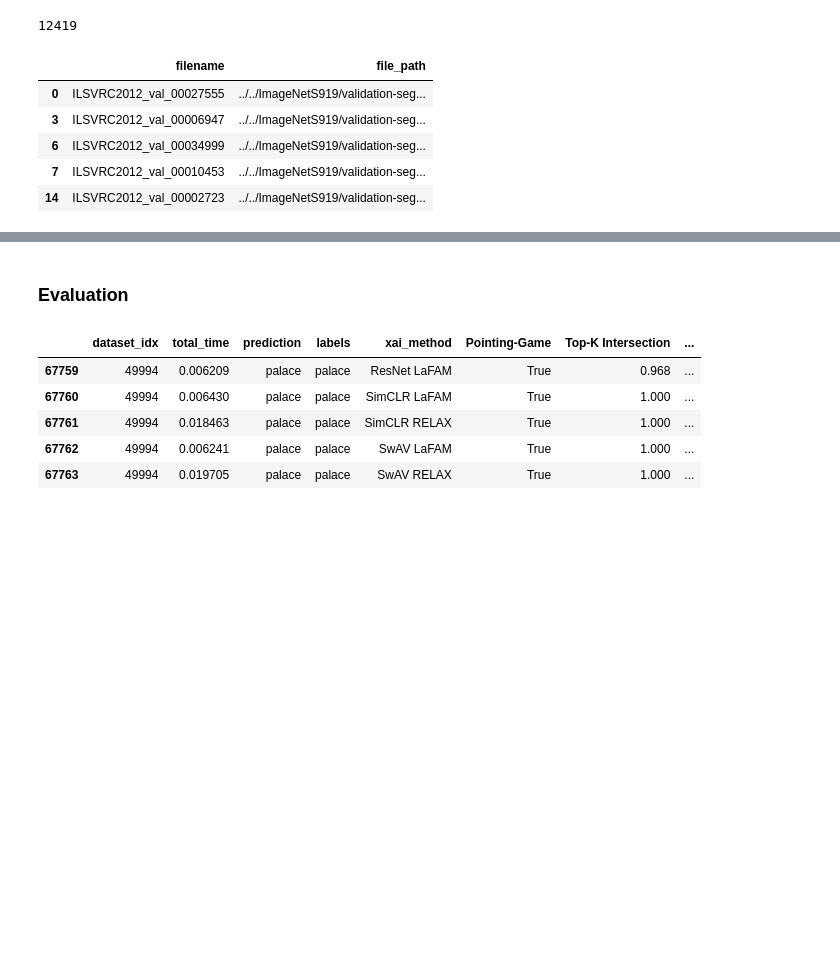
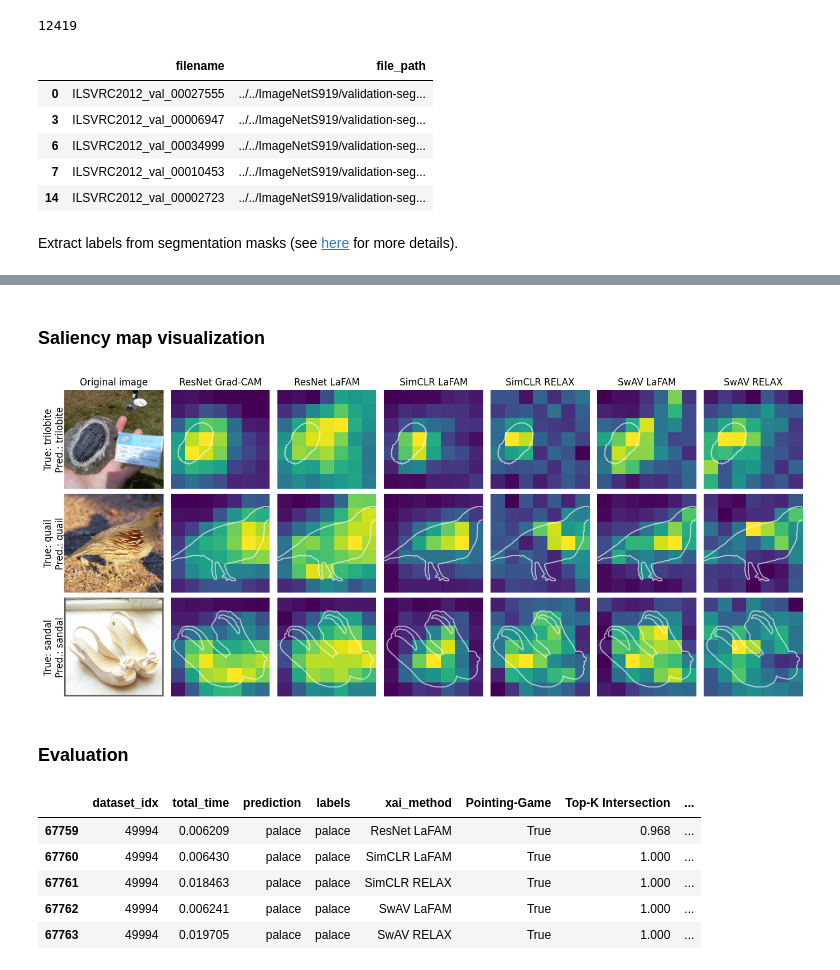
Before and after one commit to karray/LFAM, a Jupyter notebook: EvaluationLaFAM.ipynb, the cells around one changed output, grey strips where cells are left out. Saved outputs shown, nothing was run; the diff lists cells and outputs as text; code cells hidden in the pictures; blank space fills up the shorter version.

Commit message:
add saliency map visualization

```diff
--- a/EvaluationLaFAM.ipynb
+++ b/EvaluationLaFAM.ipynb
@@ -226,4 +264,6 @@ imgnet_s_df[['filename', 'file_path']].head()
 | 6 | ILSVRC2012_val_00034999 | ../../ImageNetS919/validation-seg... |
 | 7 | ILSVRC2012_val_00010453 | ../../ImageNetS919/validation-seg... |
 | 14 | ILSVRC2012_val_00002723 | ../../ImageNetS919/validation-seg... |
+# %% [markdown]
+Extract labels from segmentation masks (see [here](https://github.com/LUSSeg/ImageNet-S?tab=readme-ov-file#qa) for more details).
 # %%
@@ -258,6 +297,84 @@ imgnet_s_df.head()
 | 6 | n03291819 | ILSVRC2012_val_00034999 | envelope | 549 | 6 | ../../ImageNetS919/validation-seg... | [521] |
 | 7 | n04259630 | ILSVRC2012_val_00010453 | sombrero | 808 | 7 | ../../ImageNetS919/validation-seg... | [757] |
 | 14 | n02328150 | ILSVRC2012_val_00002723 | Angora, Angora rabbit | 332 | 14 | ../../ImageNetS919/validation-seg... | [333] |
+# %% [markdown]
+### Saliency map visualization
+# %%
+df_sample = imgnet_s_df.sample(3)
+
+fig, axes = plt.subplots(
+    nrows=len(df_sample),
+    ncols=len(xai_methods) + 2,
+    figsize=((len(xai_methods) + 2) * 2, 2 * len(df_sample)),
+)
+for ax in axes.flatten():
+    ax.axis("off")
+
+x = np.linspace(0, 224, 8)
+y = np.linspace(0, 224, 8)
+X, Y = np.meshgrid(x, y)
+
+for i, row in enumerate(tqdm(df_sample.itertuples(), total=len(df_sample))):
+    img = imgent_ds[int(row.dataset_idx)]['image'].convert("RGB")
+    img = SquareCropAndResize(224)(img)
+    img_tensor = imagenet_transform(img).unsqueeze(0).to(device)
+
+
+    seg_img = Image.open(row.file_path)
+    seg_img = SquareCropAndResize(224)(seg_img)
+    seg_img = np.array(seg_img)
+
+    mask = np.array(seg_img[:, :, 0]).astype(np.float32)
+
+    mask[mask != 0] = 1
+    mask_alpha = plt.cm.gray(mask)
+    mask_alpha[..., 3] = mask
+
+    if i == 0:
+        axes[i, 0].title.set_text("Original image")
+        axes[i, 1].title.set_text("ResNet Grad-CAM")
+
+    axes[i, 0].imshow(img)
+
+    # Grad-CAM
+    heatmap, pred_label = gradcam_heatmap_no_interpolation(img_tensor)
+    heatmap = np.flipud(heatmap[0].cpu().numpy())
+
+
+    # plot heatmap as vector graphic
+    axes[i, 1].pcolormesh(X, Y, heatmap, cmap='viridis', shading='auto')
+    axes[i, 1].set_aspect('equal')
+    axes[i, 1].contour(mask[::-1], levels=[0.5], colors='w', alpha=0.6)
+
+    # add vertical title left
+    true_label = imagenet_labels[row.label]
+    true_label = true_label.split(",")[0]
+    axes[i, 0].text(
+        -0.1,
+        0.5,
+        f"True: {true_label}\nPred.: {pred_label}",
+        size=12,
+        ha="center",
+        va="center",
+        rotation=90,
+        transform=axes[i, 0].transAxes,
+    )
+
+    for j, method_info in enumerate(xai_methods_no_interpolation):
+        name, method = method_info
+        heatmap = method(img_tensor, silent=True)
+        if i == 0:
+            axes[i, j + 2].title.set_text(name)
+        heatmap = np.flipud(heatmap[0].cpu().numpy())
+        axes[i, j + 2].pcolormesh(X, Y, heatmap, cmap='viridis', shading='auto')
+        axes[i, j + 2].set_aspect('equal')
+        axes[i, j + 2].contour(mask[::-1], levels=[0.5], colors='w', alpha=0.6)
+
+plt.tight_layout()
+# remove margins
+plt.subplots_adjust(wspace=0, hspace=0.05)
+# %% [output]
+[figure, added]
 # %% [markdown]
 ### Evaluation
 # %%
```
Also changed, not shown: parts of 12 cells of this notebook.
